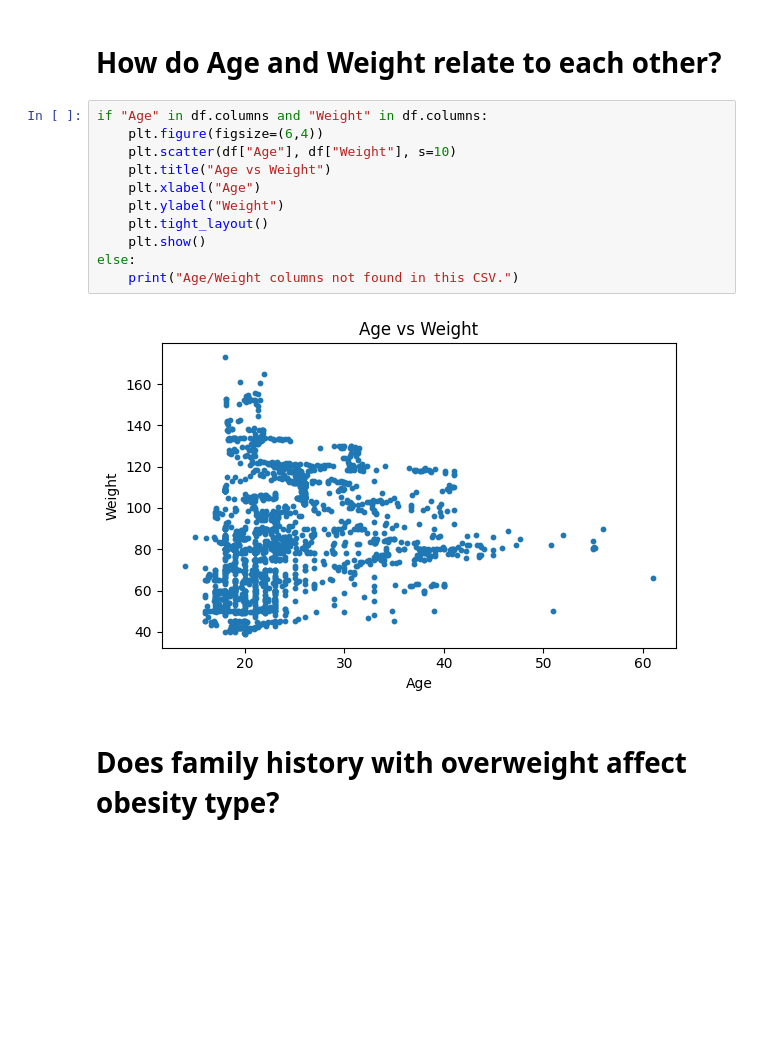
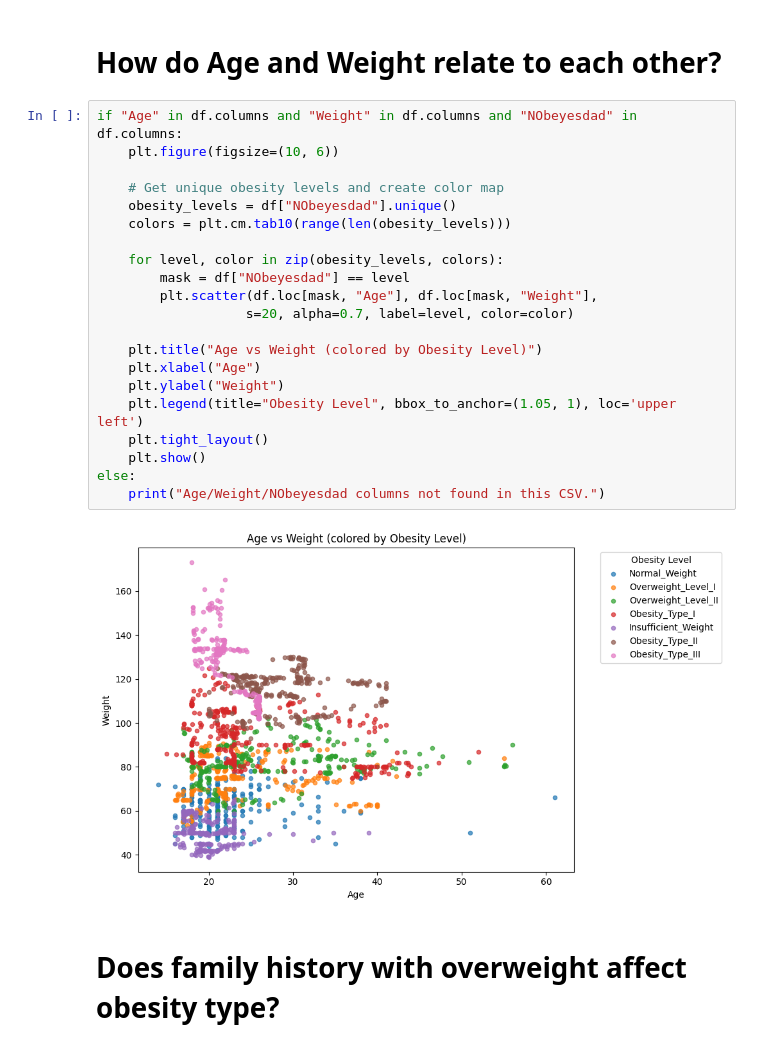
Before and after one commit to MichelleThaeMyat/obesitylevel, a Jupyter notebook: Obesity_Level_Prediction_Project.ipynb, the cells around one changed output. Drawn from its saved outputs; the diff is of its cells as text; blank space fills up the shorter version.

```diff
--- a/Obesity_Level_Prediction_Project.ipynb
+++ b/Obesity_Level_Prediction_Project.ipynb
@@ -201,18 +201,28 @@ for col in ["Age", "Height", "Weight"]:
 # %% [markdown]
 # How do Age and Weight relate to each other?
 # %%
-if "Age" in df.columns and "Weight" in df.columns:
-    plt.figure(figsize=(6,4))
-    plt.scatter(df["Age"], df["Weight"], s=10)
-    plt.title("Age vs Weight")
+if "Age" in df.columns and "Weight" in df.columns and "NObeyesdad" in df.columns:
+    plt.figure(figsize=(10, 6))
+
+    # Get unique obesity levels and create color map
+    obesity_levels = df["NObeyesdad"].unique()
+    colors = plt.cm.tab10(range(len(obesity_levels)))
+
+    for level, color in zip(obesity_levels, colors):
+        mask = df["NObeyesdad"] == level
+        plt.scatter(df.loc[mask, "Age"], df.loc[mask, "Weight"],
+                   s=20, alpha=0.7, label=level, color=color)
+
+    plt.title("Age vs Weight (colored by Obesity Level)")
     plt.xlabel("Age")
     plt.ylabel("Weight")
+    plt.legend(title="Obesity Level", bbox_to_anchor=(1.05, 1), loc='upper left')
     plt.tight_layout()
     plt.show()
 else:
-    print("Age/Weight columns not found in this CSV.")
+    print("Age/Weight/NObeyesdad columns not found in this CSV.")
 # %% [output]
-[figure, old version]
+[figure, new version]
 # %% [markdown]
 # Does family history with overweight affect obesity type?
 # %%
```
Also changed, not shown: parts of 2 cells of this notebook.
